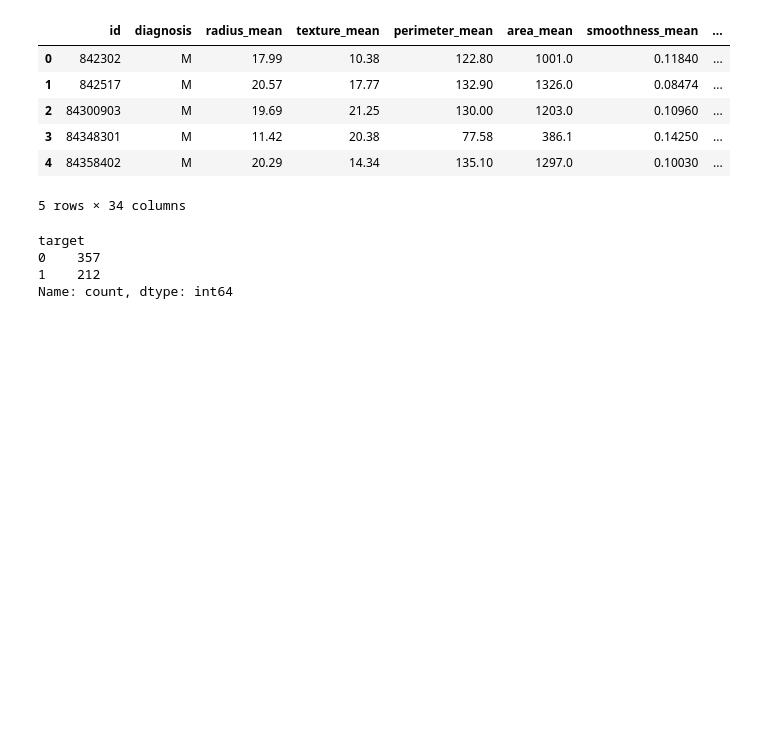
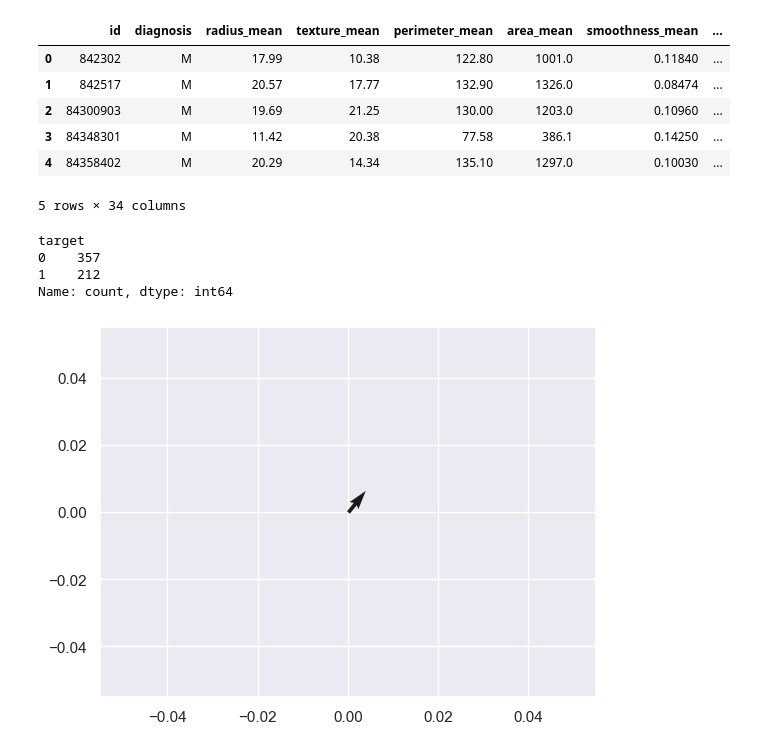
Before and after one commit to vinoprime/python-learn-projects, a Jupyter notebook: src/ml/label-encoding.ipynb, the cells around one changed output. Saved outputs shown, nothing was run; the diff lists cells and outputs as text; code cells hidden in the pictures; blank space fills up the shorter version.

```diff
--- a/src/ml/label-encoding.ipynb
+++ b/src/ml/label-encoding.ipynb
@@ -74,0 +81,8 @@ Name: count, dtype: int64
+# %%
+sns.set()
+# Plotting a vector
+
+plt.quiver(0,0,4,5)
+plt.show()
+# %% [output]
+[figure, added]
```
Also changed, not shown: parts of 22 cells of this notebook.
